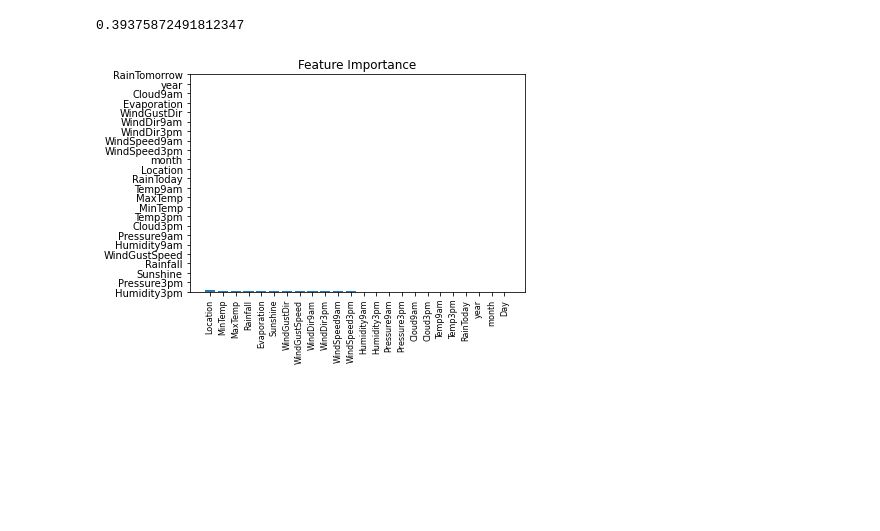
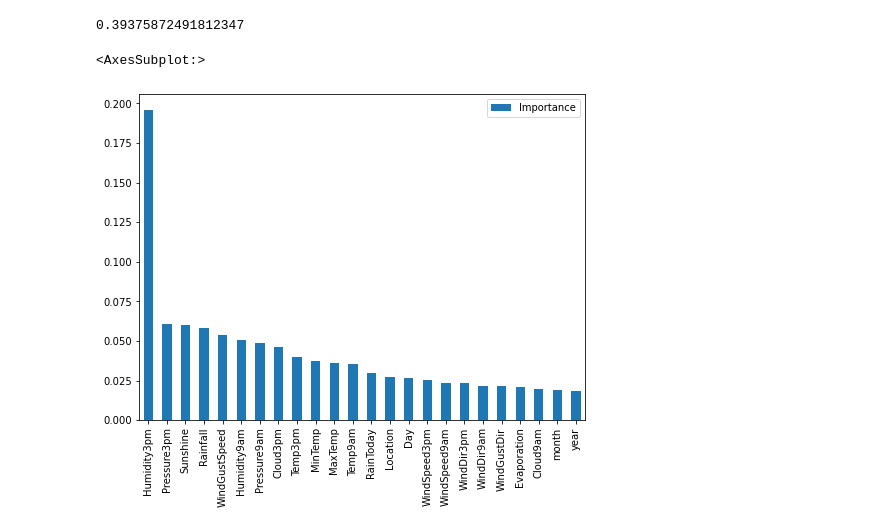
Before and after one commit to KhaingNaing/Hackathon-2022, a Jupyter notebook: rainfall prediction.ipynb, the cells around one changed output. Saved outputs shown, nothing was run; the diff lists cells and outputs as text; code cells hidden in the pictures; blank space fills up the shorter version.

Commit message:
renew graph

```diff
--- a/rainfall prediction.ipynb
+++ b/rainfall prediction.ipynb
@@ -411,8 +411,9 @@ randomForest.score(X_test, y_test)
 # %% [output]
 0.39375872491812347
 # %%
-feat_importances = pd.DataFrame(model.feature_importances_, index=iris.feature_names, columns=["Importance"])
+feat_importances = pd.DataFrame(randomForest.feature_importances_, index=names, columns=["Importance"])
 feat_importances.sort_values(by='Importance', ascending=False, inplace=True)
 feat_importances.plot(kind='bar', figsize=(8,6))
 # %% [output]
+<AxesSubplot:>
-[figure, old version]
+[figure, new version]
```
